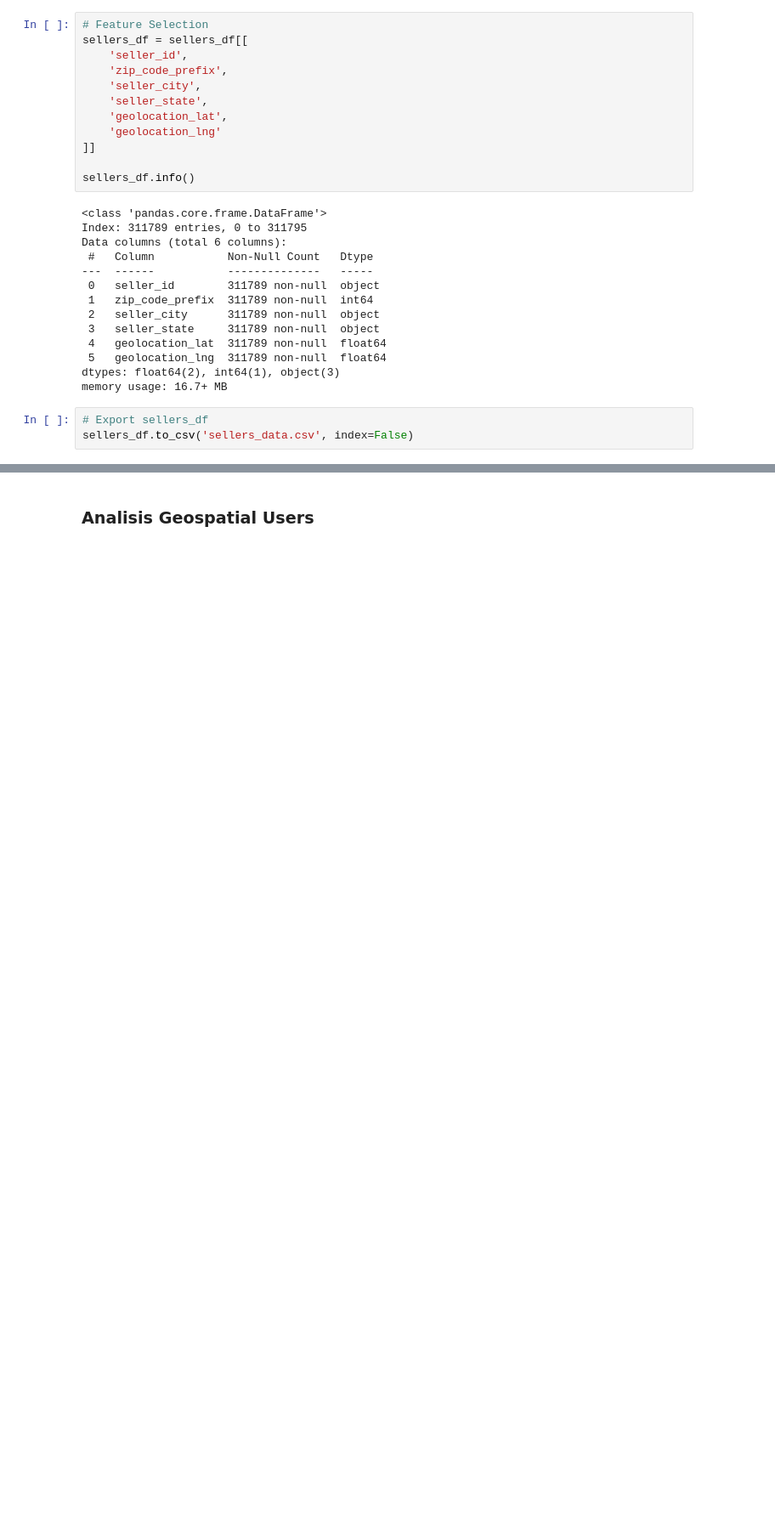
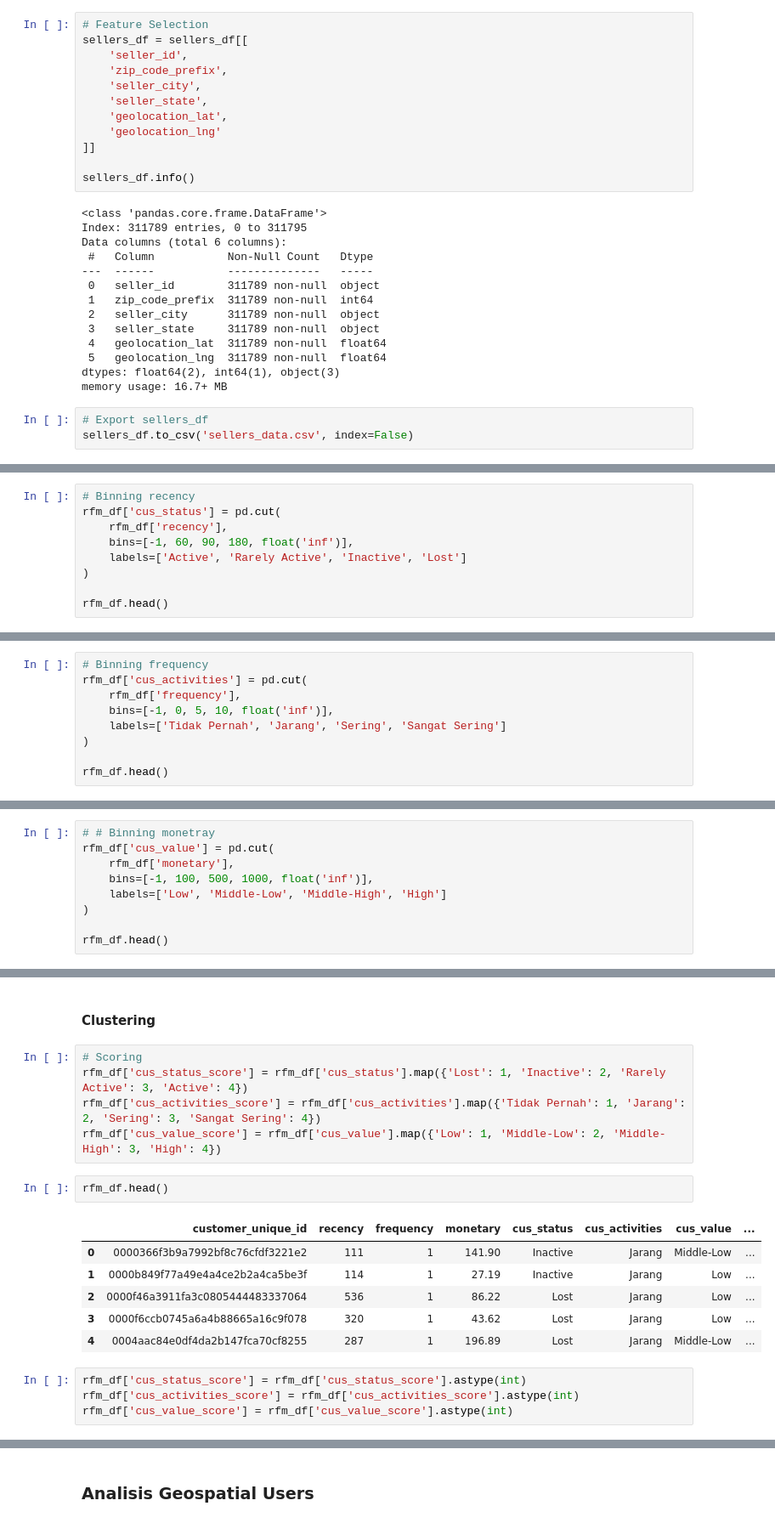
Before and after one commit to Sulbae/Fundamental-Analisis-Data, a Jupyter notebook: Proyek_Analisis_Data_Anggun-Sulis-Setyawan.ipynb, the cells around one changed output, grey strips where cells are left out. Shown at 85% size. Cells and saved outputs as stored; diff of their text form; blank space fills up the shorter version.

```diff
--- a/Proyek_Analisis_Data_Anggun-Sulis-Setyawan.ipynb
+++ b/Proyek_Analisis_Data_Anggun-Sulis-Setyawan.ipynb
@@ -1766,0 +2143,9 @@ sellers_df.to_csv('sellers_data.csv', index=False)
+# %%
+# Binning recency
+rfm_df['cus_status'] = pd.cut(
+    rfm_df['recency'],
+    bins=[-1, 60, 90, 180, float('inf')],
+    labels=['Active', 'Rarely Active', 'Inactive', 'Lost']
+)
+
+rfm_df.head()
@@ -1766,0 +2196,9 @@ sellers_df.to_csv('sellers_data.csv', index=False)
+# %%
+# Binning frequency
+rfm_df['cus_activities'] = pd.cut(
+    rfm_df['frequency'],
+    bins=[-1, 0, 5, 10, float('inf')],
+    labels=['Tidak Pernah', 'Jarang', 'Sering', 'Sangat Sering']
+)
+
+rfm_df.head()
@@ -1766,0 +2235,9 @@ sellers_df.to_csv('sellers_data.csv', index=False)
+# %%
+# # Binning monetray
+rfm_df['cus_value'] = pd.cut(
+    rfm_df['monetary'],
+    bins=[-1, 100, 500, 1000, float('inf')],
+    labels=['Low', 'Middle-Low', 'Middle-High', 'High']
+)
+
+rfm_df.head()
@@ -1766,0 +2260,20 @@ sellers_df.to_csv('sellers_data.csv', index=False)
+# %% [markdown]
+#### Clustering
+# %%
+# Scoring
+rfm_df['cus_status_score'] = rfm_df['cus_status'].map({'Lost': 1, 'Inactive': 2, 'Rarely Active': 3, 'Active': 4})
+rfm_df['cus_activities_score'] = rfm_df['cus_activities'].map({'Tidak Pernah': 1, 'Jarang': 2, 'Sering': 3, 'Sangat Sering': 4})
+rfm_df['cus_value_score'] = rfm_df['cus_value'].map({'Low': 1, 'Middle-Low': 2, 'Middle-High': 3, 'High': 4})
+# %%
+rfm_df.head()
+# %% [output]
+|  | customer_unique_id | recency | frequency | monetary | cus_status | cus_activities | cus_value | ... |
+| 0 | 0000366f3b9a7992bf8c76cfdf3221e2 | 111 | 1 | 141.90 | Inactive | Jarang | Middle-Low | ... |
+| 1 | 0000b849f77a49e4a4ce2b2a4ca5be3f | 114 | 1 | 27.19 | Inactive | Jarang | Low | ... |
+| 2 | 0000f46a3911fa3c0805444483337064 | 536 | 1 | 86.22 | Lost | Jarang | Low | ... |
+| 3 | 0000f6ccb0745a6a4b88665a16c9f078 | 320 | 1 | 43.62 | Lost | Jarang | Low | ... |
+| 4 | 0004aac84e0df4da2b147fca70cf8255 | 287 | 1 | 196.89 | Lost | Jarang | Middle-Low | ... |
+# %%
+rfm_df['cus_status_score'] = rfm_df['cus_status_score'].astype(int)
+rfm_df['cus_activities_score'] = rfm_df['cus_activities_score'].astype(int)
+rfm_df['cus_value_score'] = rfm_df['cus_value_score'].astype(int)
```
Also changed, not shown: parts of 70 cells of this notebook.
